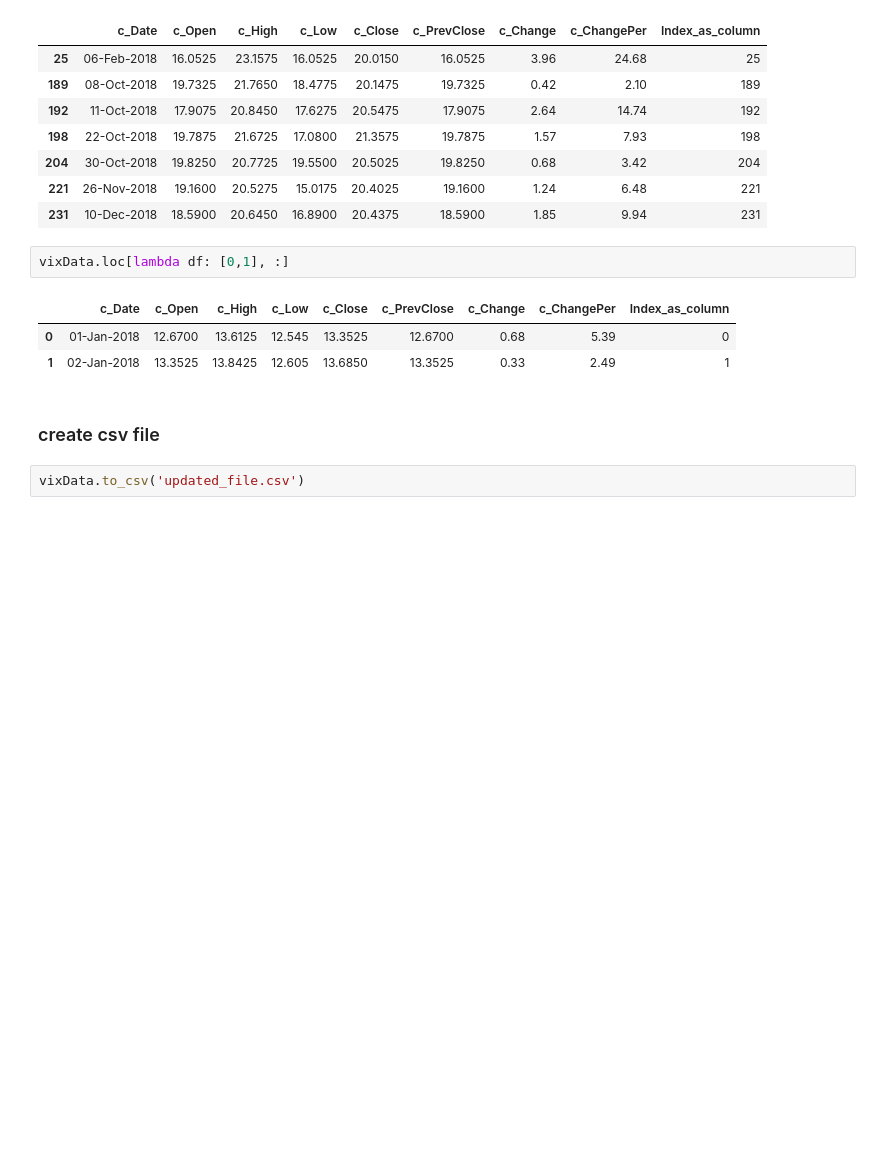
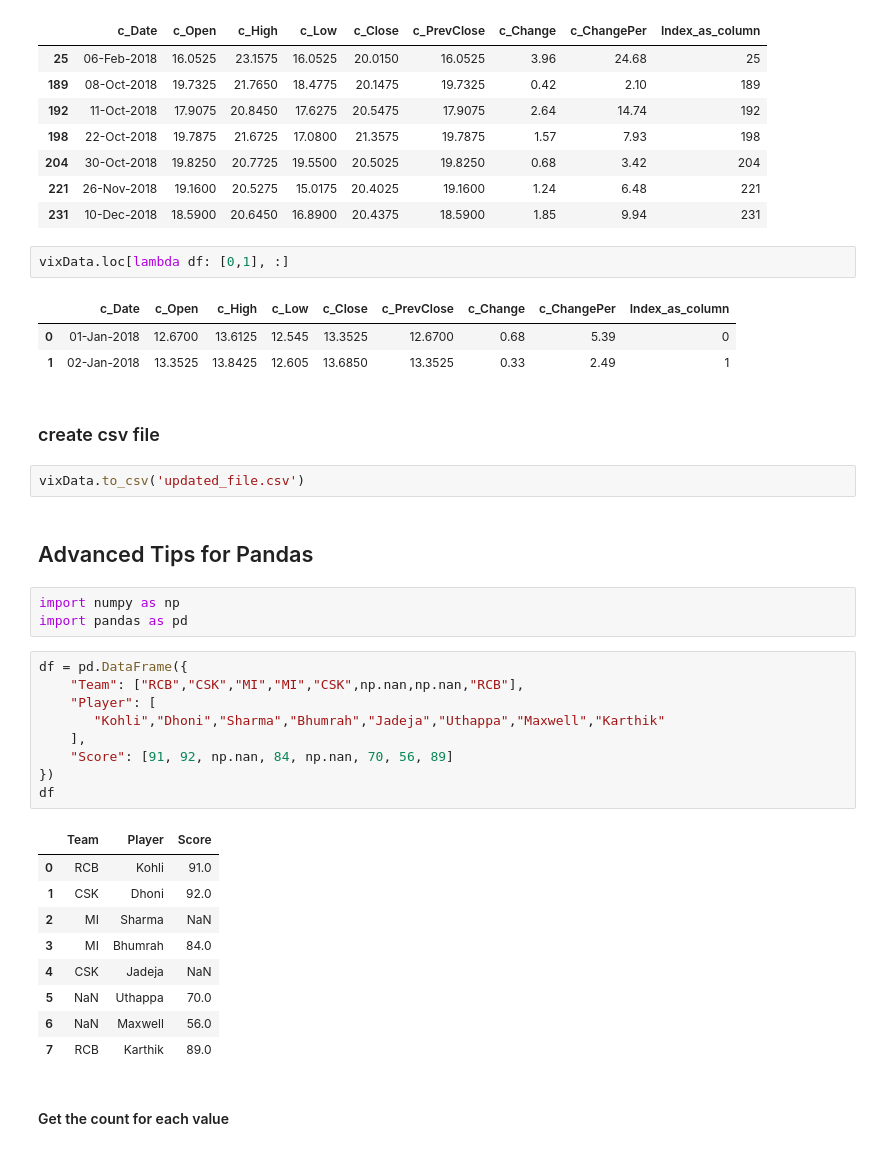
Before and after one commit to 1dhavalpatel/PythonForDS, a Jupyter notebook: CheatSheet-List_Arrary_DF.ipynb, the cells around one changed output. Cells and saved outputs as stored; diff of their text form; blank space fills up the shorter version.

Commit message:
Adding a couple of Pandas use cases

```diff
--- a/CheatSheet-List_Arrary_DF.ipynb
+++ b/CheatSheet-List_Arrary_DF.ipynb
@@ -718,3 +718,29 @@ vixData.loc[lambda df: [0,1], :]
 ### create csv file
 # %%
 vixData.to_csv('updated_file.csv')
+# %% [markdown]
+## Advanced Tips for Pandas
+# %%
+import numpy as np
+import pandas as pd
+# %%
+df = pd.DataFrame({
+    "Team": ["RCB","CSK","MI","MI","CSK",np.nan,np.nan,"RCB"],
+    "Player": [
+       "Kohli","Dhoni","Sharma","Bhumrah","Jadeja","Uthappa","Maxwell","Karthik"
+    ],
+    "Score": [91, 92, np.nan, 84, np.nan, 70, 56, 89]
+})
+df
+# %% [output]
+|  | Team | Player | Score |
+| 0 | RCB | Kohli | 91.0 |
+| 1 | CSK | Dhoni | 92.0 |
+| 2 | MI | Sharma | NaN |
+| 3 | MI | Bhumrah | 84.0 |
+| 4 | CSK | Jadeja | NaN |
+| 5 | NaN | Uthappa | 70.0 |
+| 6 | NaN | Maxwell | 56.0 |
+| 7 | RCB | Karthik | 89.0 |
+# %% [markdown]
+#### Get the count for each value
```
Also changed, not shown: parts of 9 cells of this notebook.
